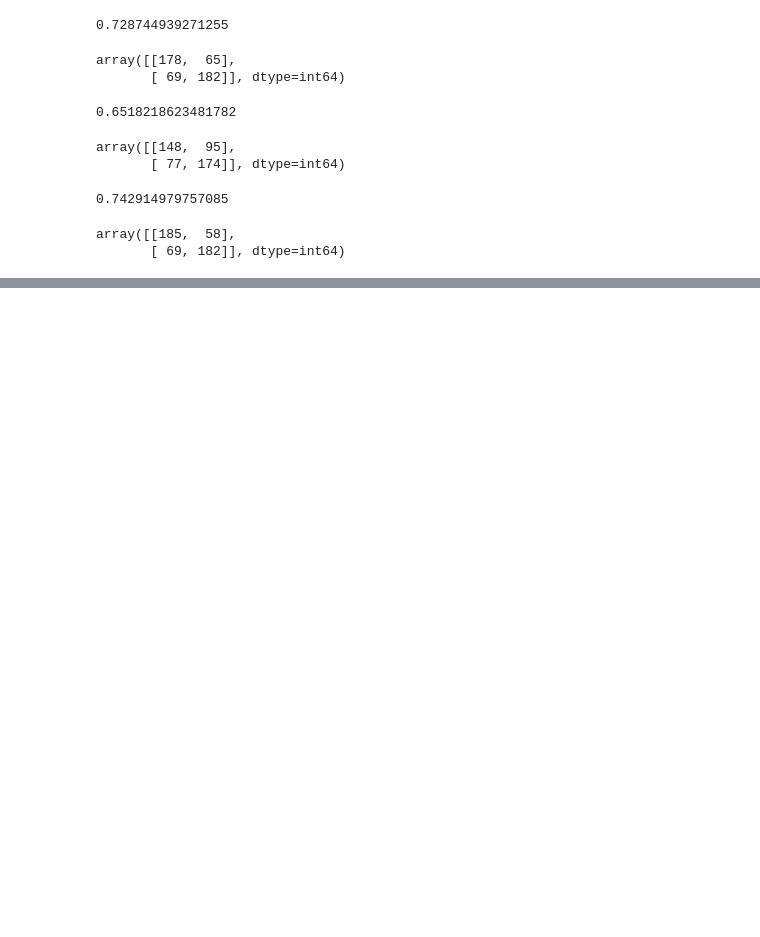
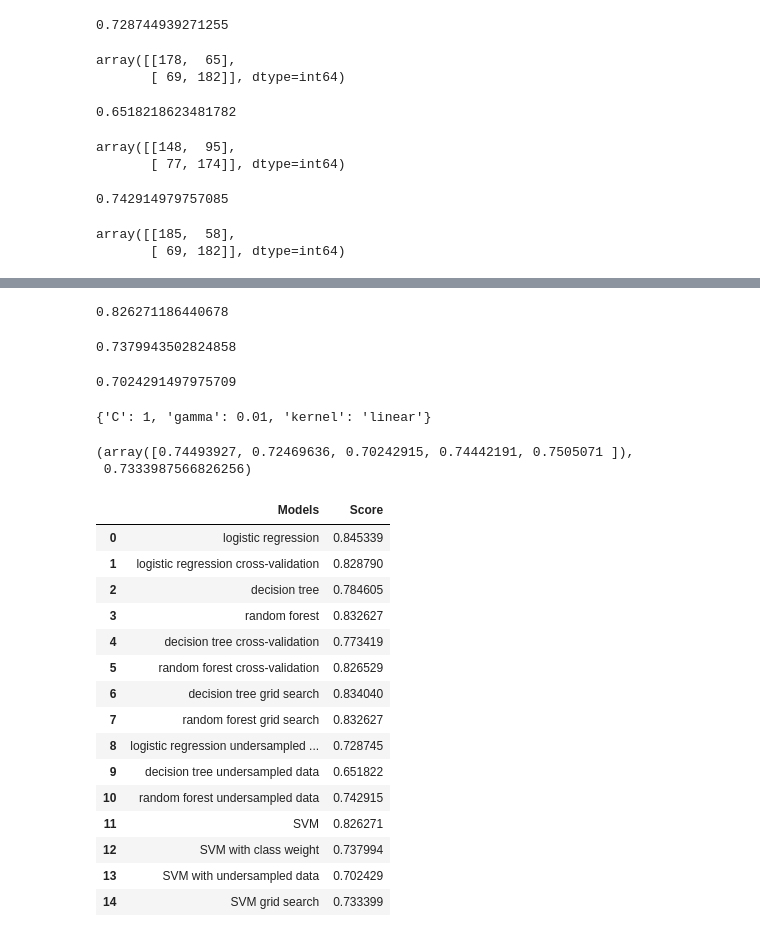
Before and after one commit to jcasarmiento/CrossValidation, a Jupyter notebook: Dating.ipynb, the cells around one changed output, grey strips where cells are left out. Cells and saved outputs as stored; diff of their text form; code cells hidden in the pictures; blank space fills up the shorter version.

```diff
--- a/Dating.ipynb
+++ b/Dating.ipynb
@@ -434,0 +454,74 @@ array([[185,  58],
+# %%
+from sklearn import svm
+
+svm1=svm.SVC(random_state=0)
+svm1.fit(x_train,y_train)
+score_svm=svm1.score(x_test,y_test)
+score_svm
+# %% [output]
+0.826271186440678
+# %%
+svm2=svm.SVC(random_state=0,class_weight="balanced")
+svm2.fit(x_train,y_train)
+score_svm_bal=svm2.score(x_test,y_test)
+score_svm_bal
+# %% [output]
+0.7379943502824858
+# %%
+svm3=svm.SVC(random_state=0)
+svm3.fit(xds_train,yds_train)
+svm_ds_score=svm3.score(xds_test,yds_test)
+svm_ds_score
+# %% [output]
+0.7024291497975709
+# %%
+grid_svm={
+    "kernel":['linear', 'poly', 'rbf', 'sigmoid'],
+    "gamma":[0.01,0.1,1],
+    "C": [1,10,100]
+}
+
+svm_gs=GridSearchCV(svm.SVC(random_state=0,class_weight="balanced"),param_grid=grid_svm,cv=5)
+svm_gs.fit(Xs,yds)
+svm_gs.best_params_
+# %% [output]
+{'C': 1, 'gamma': 0.01, 'kernel': 'linear'}
+# %%
+score_svm_gs=cross_val_score(svm_gs.best_estimator_,Xs,yds,cv=5)
+score_svm_gs_cross=score_svm_gs.mean()
+score_svm_gs,score_svm_gs.mean()
+# %% [output]
+(array([0.74493927, 0.72469636, 0.70242915, 0.74442191, 0.7505071 ]),
+ 0.7333987566826256)
+# %%
+models=["logistic regression","logistic regression cross-validation",\
+        "decision tree","random forest","decision tree cross-validation","random forest cross-validation",\
+        "decision tree grid search","random forest grid search",\
+        "logistic regression undersampled data","decision tree undersampled data","random forest undersampled data",\
+        "SVM","SVM with class weight","SVM with undersampled data","SVM grid search"]
+
+scores=[logr_score,logr_cv_score,\
+        tree_score,forest_score,cross_tree_cv_score,cross_forest_cv_score,\
+        tree_grid_score,forest_best_score,\
+        logr_ds_score,tree_ds_score,forest_ds_score,\
+        score_svm,score_svm_bal,svm_ds_score,score_svm_gs_cross]
+
+df_scores=pd.DataFrame({"Models":models,"Score":scores})
+df_scores
+# %% [output]
+|  | Models | Score |
+| 0 | logistic regression | 0.845339 |
+| 1 | logistic regression cross-validation | 0.828790 |
+| 2 | decision tree | 0.784605 |
+| 3 | random forest | 0.832627 |
+| 4 | decision tree cross-validation | 0.773419 |
+| 5 | random forest cross-validation | 0.826529 |
+| 6 | decision tree grid search | 0.834040 |
+| 7 | random forest grid search | 0.832627 |
+| 8 | logistic regression undersampled ... | 0.728745 |
+| 9 | decision tree undersampled data | 0.651822 |
+| 10 | random forest undersampled data | 0.742915 |
+| 11 | SVM | 0.826271 |
+| 12 | SVM with class weight | 0.737994 |
+| 13 | SVM with undersampled data | 0.702429 |
+| 14 | SVM grid search | 0.733399 |
```
Also changed, not shown: parts of 15 cells of this notebook.
